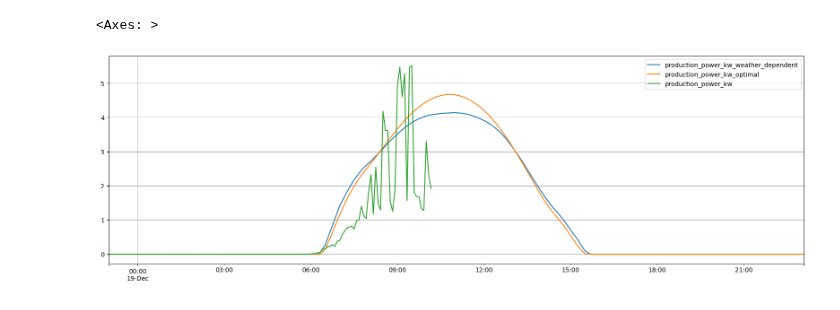
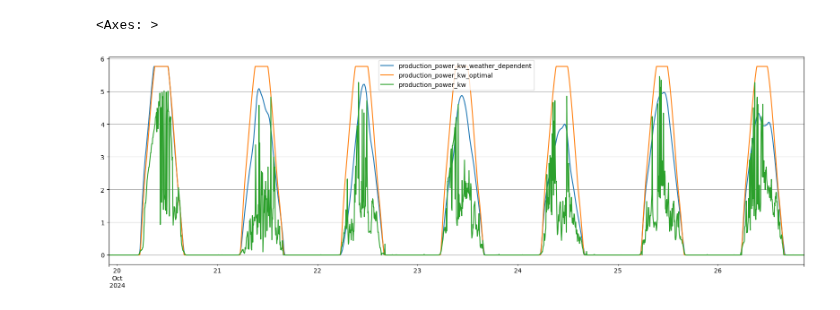
Before and after one commit to EmaR97/EnergyManagementRL, a Jupyter notebook: notebooks/05_complete_series_for_training.ipynb, the cells around one changed output. Saved outputs shown, nothing was run; the diff lists cells and outputs as text; code cells hidden in the pictures.

```diff
--- a/notebooks/05_complete_series_for_training.ipynb
+++ b/notebooks/05_complete_series_for_training.ipynb
@@ -30,11 +32,11 @@ client = FusionSolarClientParsed(FUSION_SOLAR_CLIENT_USERNAME, FUSION_SOLAR_CLIE
 _plant_id = client.get_plant_ids()[0]
 _battery_id = client.get_battery_ids(_plant_id)[0]
 # %%
-# s_start = '2024-10-20 00:05'
-# s_end = '2024-12-19 00:00'
+s_start = '2024-10-20 00:05'
+s_end = '2024-12-19 00:05'
 
-s_start = '2024-12-19 00:05'
-s_end = '2024-12-20 00:05'
+# s_start = '2024-12-18 00:05'
+# s_end = '2024-12-19 00:05'
 
 start = pd.Timestamp(
     s_start
@@ -95,10 +97,10 @@ TIMEZONE_LOCAL = 'Europe/Rome'
 unformatted_plant_history, final_plant_history = client.get_plant_history(pd.Timestamp(start), pd.Timestamp(end),
                                                                           _battery_id, _plant_id, TIMEZONE_LOCAL)
 # %%
-complete_df = pd.concat([final_plant_history, merged_df], axis=1)
+partial_df = pd.concat([final_plant_history, merged_df], axis=1)
 i = 0
-complete_df[['production_power_kw_weather_dependent', 'production_power_kw_optimal', 'production_power_kw']][
+partial_df[['production_power_kw_weather_dependent', 'production_power_kw_optimal', 'production_power_kw']][
 2000 * i:2000 * (i + 1)].plot(figsize=(20, 6), grid=True)
 # %% [output]
 <Axes: >
-[figure, old version]
+[figure, new version]
```
Also changed, not shown: parts of 5 cells of this notebook, 9 other files.
